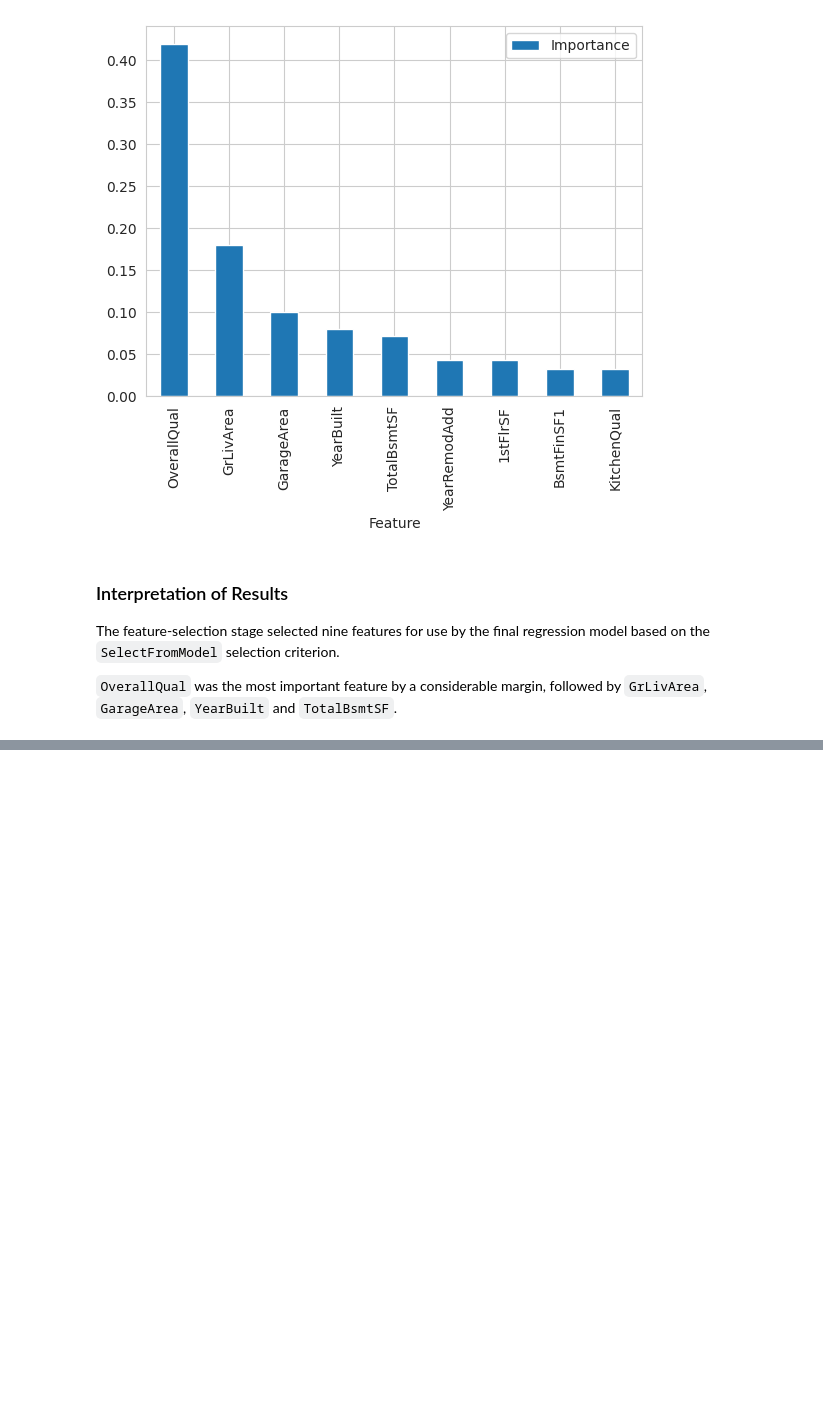
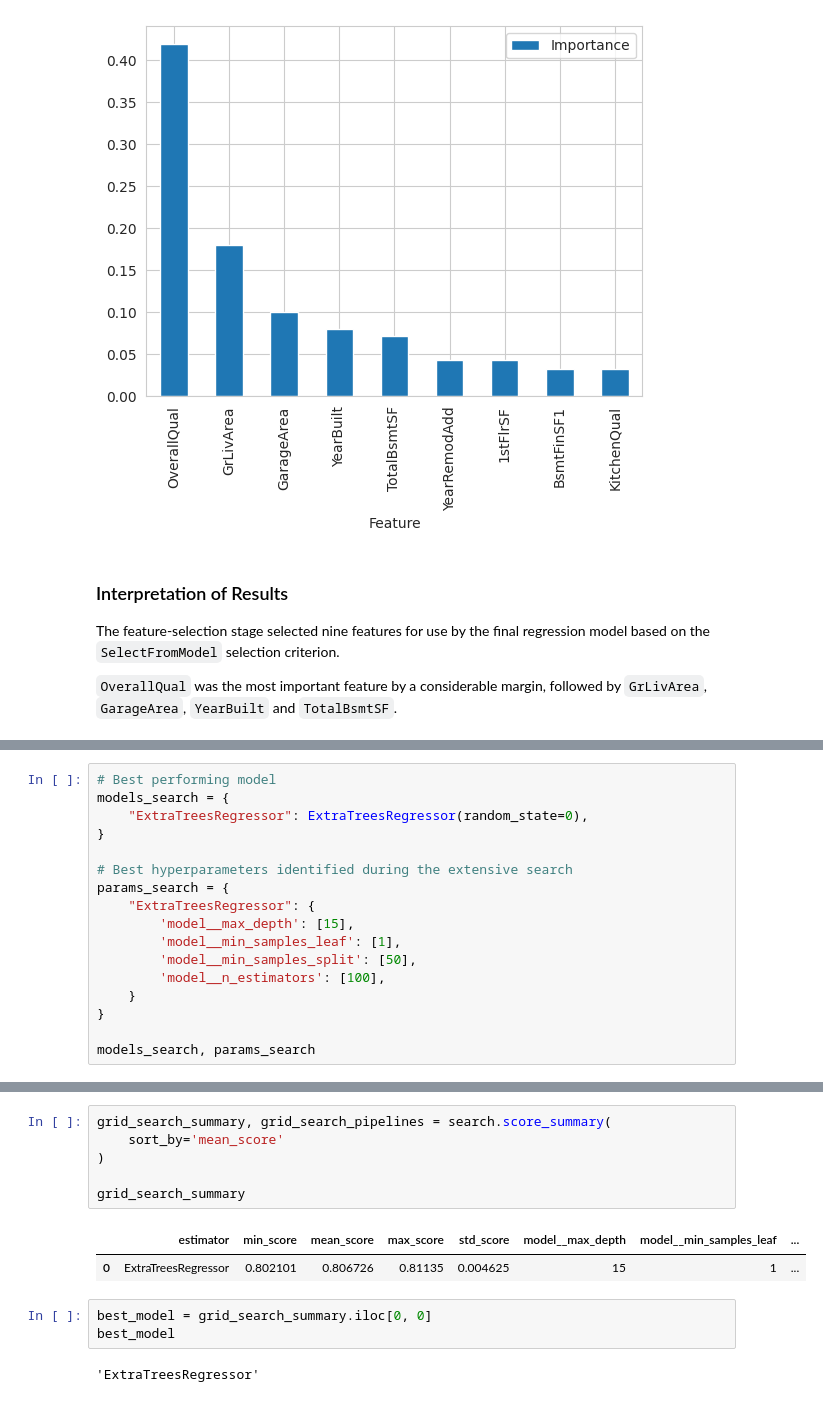
Before and after one commit to cgrace0044/milestone-project5-heritage-housing-issues, a Jupyter notebook: jupyter_notebooks/05_PredictHousePrices.ipynb, the cells around one changed output, grey strips where cells are left out. Cells and saved outputs as stored; diff of their text form; blank space fills up the shorter version.

```diff
--- a/jupyter_notebooks/05_PredictHousePrices.ipynb
+++ b/jupyter_notebooks/05_PredictHousePrices.ipynb
@@ -544,0 +738,17 @@ The feature-selection stage selected nine features for use by the final regressi
+# %%
+# Best performing model
+models_search = {
+    "ExtraTreesRegressor": ExtraTreesRegressor(random_state=0),
+}
+
+# Best hyperparameters identified during the extensive search
+params_search = {
+    "ExtraTreesRegressor": {
+        'model__max_depth': [15],
+        'model__min_samples_leaf': [1],
+        'model__min_samples_split': [50],
+        'model__n_estimators': [100],
+    }
+}
+
+models_search, params_search
@@ -544,0 +778,14 @@ The feature-selection stage selected nine features for use by the final regressi
+# %%
+grid_search_summary, grid_search_pipelines = search.score_summary(
+    sort_by='mean_score'
+)
+
+grid_search_summary
+# %% [output]
+|  | estimator | min_score | mean_score | max_score | std_score | model__max_depth | model__min_samples_leaf | ... |
+| 0 | ExtraTreesRegressor | 0.802101 | 0.806726 | 0.81135 | 0.004625 | 15 | 1 | ... |
+# %%
+best_model = grid_search_summary.iloc[0, 0]
+best_model
+# %% [output]
+'ExtraTreesRegressor'
```
Also changed, not shown: parts of 17 cells of this notebook.
